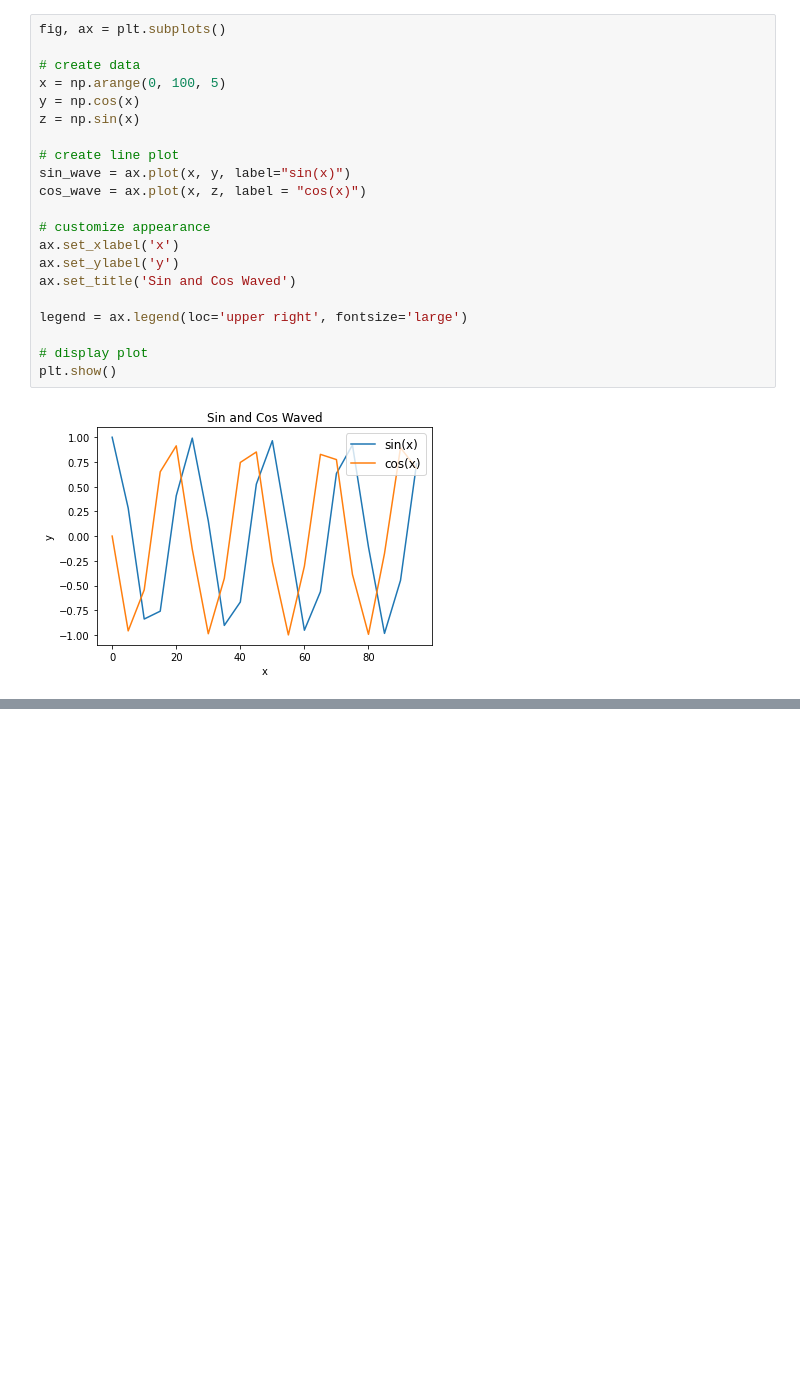
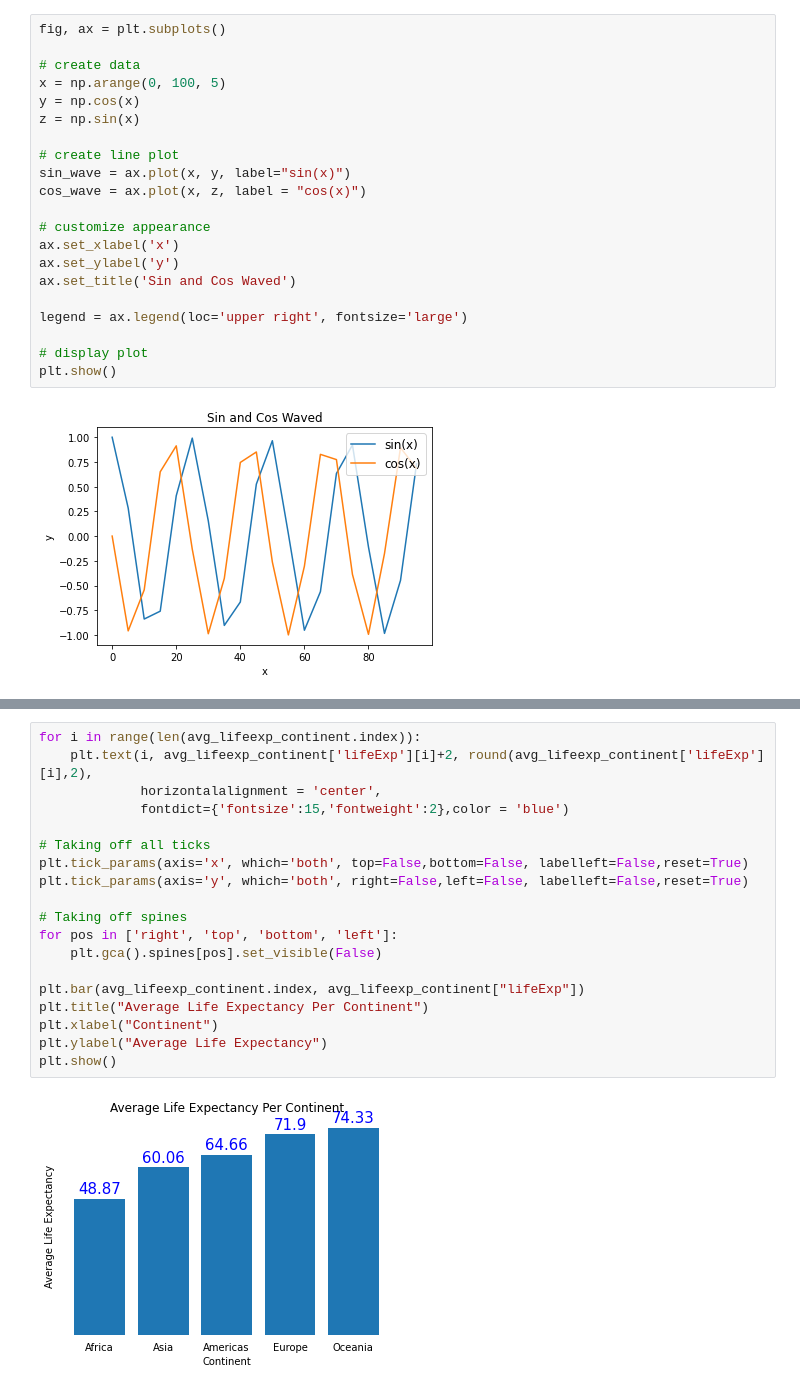
Before and after one commit to Selasi3/Data_Science_With_Python, a Jupyter notebook: Python Programming/Matplotlib.ipynb, the cells around one changed output, grey strips where cells are left out. Saved outputs shown, nothing was run; the diff lists cells and outputs as text; blank space fills up the shorter version.

```diff
--- a/Python Programming/Matplotlib.ipynb
+++ b/Python Programming/Matplotlib.ipynb
@@ -262,0 +336,21 @@ plt.show()
+# %%
+for i in range(len(avg_lifeexp_continent.index)):
+    plt.text(i, avg_lifeexp_continent['lifeExp'][i]+2, round(avg_lifeexp_continent['lifeExp'][i],2),
+             horizontalalignment = 'center',
+             fontdict={'fontsize':15,'fontweight':2},color = 'blue')
+
+# Taking off all ticks
+plt.tick_params(axis='x', which='both', top=False,bottom=False, labelleft=False,reset=True)
+plt.tick_params(axis='y', which='both', right=False,left=False, labelleft=False,reset=True)
+
+# Taking off spines
+for pos in ['right', 'top', 'bottom', 'left']:
+    plt.gca().spines[pos].set_visible(False)
+
+plt.bar(avg_lifeexp_continent.index, avg_lifeexp_continent["lifeExp"])
+plt.title("Average Life Expectancy Per Continent")
+plt.xlabel("Continent")
+plt.ylabel("Average Life Expectancy")
+plt.show()
+# %% [output]
+[figure, added]
```
Also changed, not shown: parts of 23 cells of this notebook.
